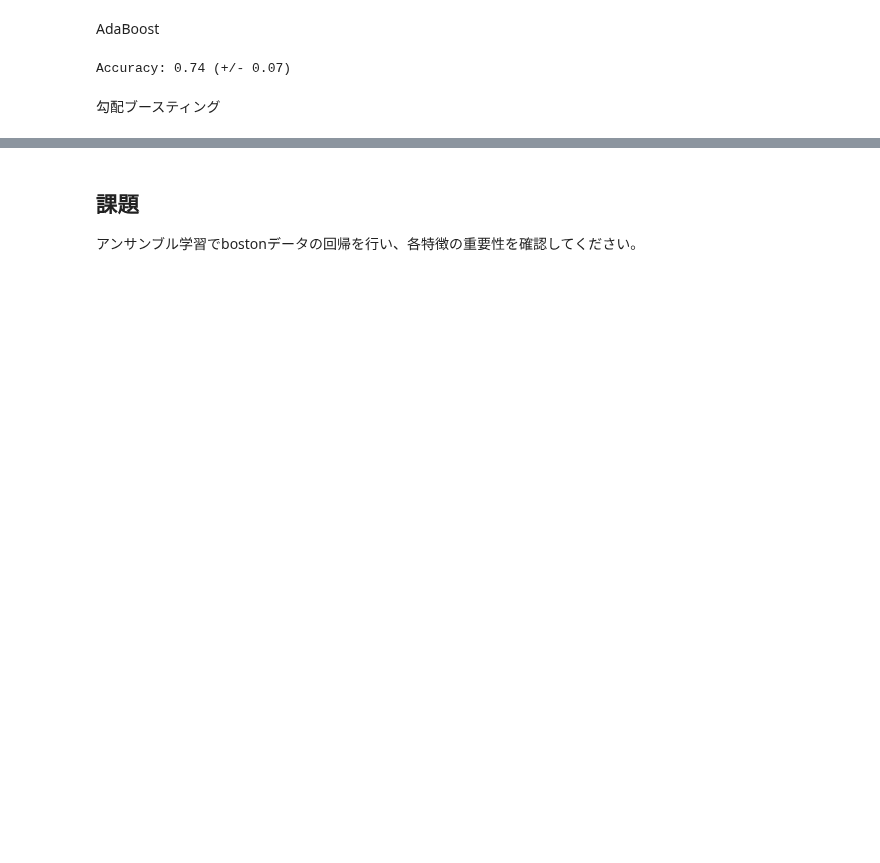
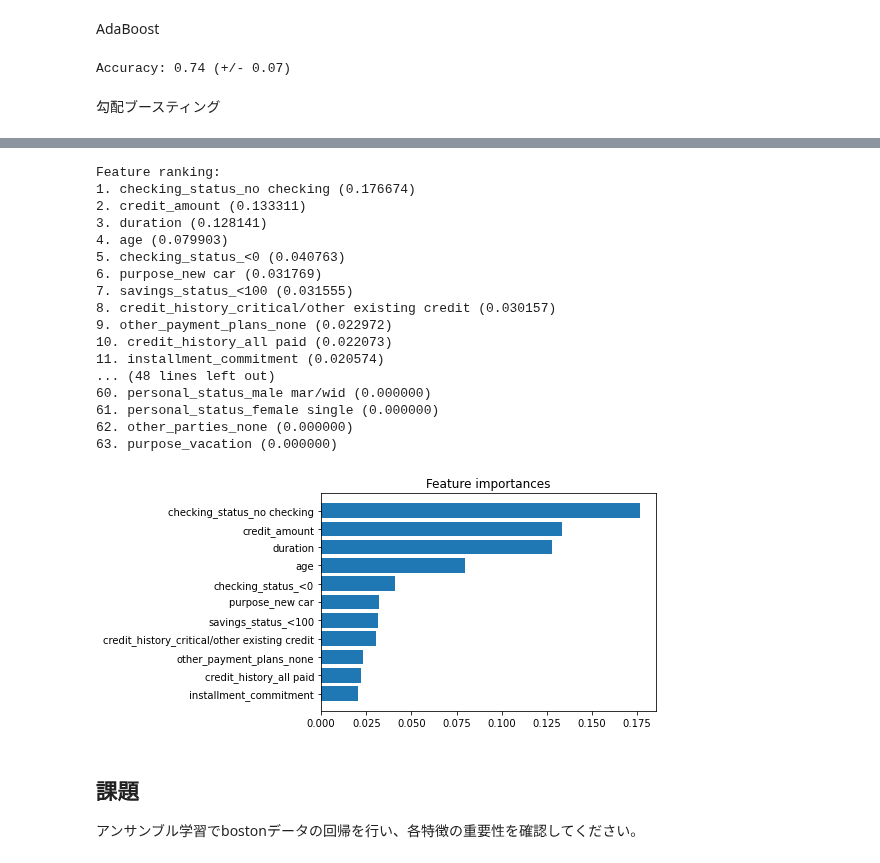
Before and after one commit to MasahiroAraki/MLCourse, a Jupyter notebook: Python/10_ensemble.ipynb, the cells around one changed output, grey strips where cells are left out. Saved outputs shown, nothing was run; the diff lists cells and outputs as text; code cells hidden in the pictures; blank space fills up the shorter version.

```diff
--- a/Python/10_ensemble.ipynb
+++ b/Python/10_ensemble.ipynb
@@ -250,3 +250,35 @@ Accuracy: 0.76 (+/- 0.09)
+# %%
+clf4.fit(X,y)
+importances = clf4.feature_importances_
+indices = np.argsort(importances)[::-1]
+
+print("Feature ranking:")
+for f in range(X.shape[1]):
+    print("%d. %s (%f)" % (f + 1, X.columns[indices[f]], importances[indices[f]]))
+
+plt.figure()
+plt.title("Feature importances")
+plt.barh(X.columns[indices[10::-1]], importances[indices[10::-1]])
+plt.show()
+# %% [output]
+Feature ranking:
+1. checking_status_no checking (0.176674)
+2. credit_amount (0.133311)
+3. duration (0.128141)
+4. age (0.079903)
+5. checking_status_<0 (0.040763)
+6. purpose_new car (0.031769)
+7. savings_status_<100 (0.031555)
+8. credit_history_critical/other existing credit (0.030157)
+9. other_payment_plans_none (0.022972)
+10. credit_history_all paid (0.022073)
+11. installment_commitment (0.020574)
+... (48 lines left out)
+60. personal_status_male mar/wid (0.000000)
+61. personal_status_female single (0.000000)
+62. other_parties_none (0.000000)
+63. purpose_vacation (0.000000)
+[figure, added]
 # %% [markdown]
 ## 課題
 
```
Also changed, not shown: parts of 10 cells of this notebook.
